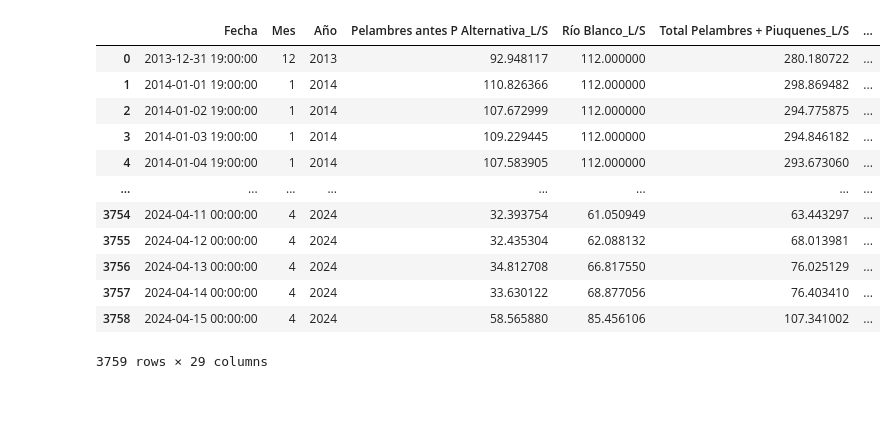
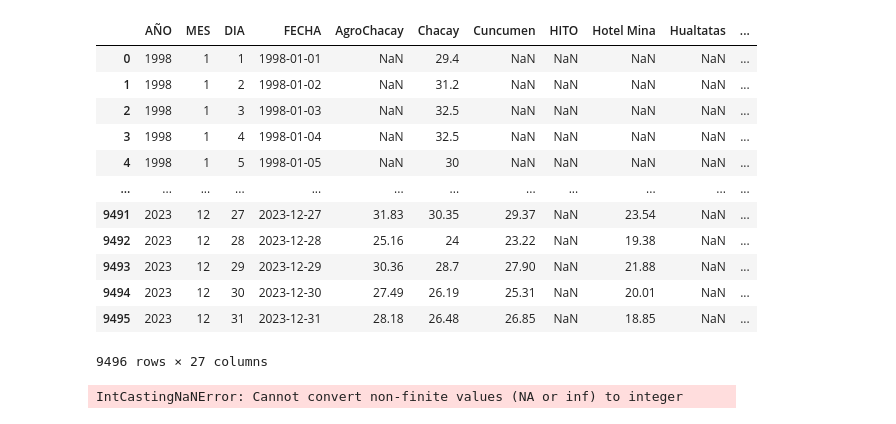
Before and after one commit to franciscoalejandro898/Tecnolog-a_Flow, a Jupyter notebook: Compilado_mlp/HG_mlp.ipynb, the cells around one changed output. Drawn from its saved outputs; the diff is of its cells as text; code cells hidden in the pictures.

```diff
--- a/Compilado_mlp/HG_mlp.ipynb
+++ b/Compilado_mlp/HG_mlp.ipynb
@@ -2,26 +2,31 @@
 import pandas as pd
 # %%
 # Leer archivo excel por ruta
-ruta = r"G:\.shortcut-targets-by-id\1ugEph6zRyoKHbwpiYuXbB3Pj0UXueIKJ\09. Contrato CS115 EIA 2024\03.WIP\02.Hidrología\01 Linea Base\02 Variables 2024\Caudales\2024\Analisis Devolución a Comunidad 2014-2023_JI_OK.xlsx"
-df = pd.read_excel(ruta, sheet_name="Diario", header=7)
+ruta = r"G:\.shortcut-targets-by-id\1ugEph6zRyoKHbwpiYuXbB3Pj0UXueIKJ\09. Contrato CS115 EIA 2024\03.WIP\02.Hidrología\01 Linea Base\02 Variables 2024\Temperatura\Gradientes_Text_Relleno_2003-2024_CIGF_HT_2.xlsx"
+df = pd.read_excel(ruta, sheet_name="T max", header=1, usecols="A:AA", nrows=9496)
 # %%
 #borrar Fecha.1
-df = df.drop(columns=['Fecha.1'])
+# df = df.drop(columns=['Fecha.1'])
 df
 # %% [output]
-|  | Fecha | Mes | Año | Pelambres antes P Alternativa_L/S | Río Blanco_L/S | Total Pelambres + Piuquenes_L/S | ... |
-| 0 | 2013-12-31 19:00:00 | 12 | 2013 | 92.948117 | 112.000000 | 280.180722 | ... |
-| 1 | 2014-01-01 19:00:00 | 1 | 2014 | 110.826366 | 112.000000 | 298.869482 | ... |
-| 2 | 2014-01-02 19:00:00 | 1 | 2014 | 107.672999 | 112.000000 | 294.775875 | ... |
-| 3 | 2014-01-03 19:00:00 | 1 | 2014 | 109.229445 | 112.000000 | 294.846182 | ... |
-| 4 | 2014-01-04 19:00:00 | 1 | 2014 | 107.583905 | 112.000000 | 293.673060 | ... |
-| ... | ... | ... | ... | ... | ... | ... | ... |
-| 3754 | 2024-04-11 00:00:00 | 4 | 2024 | 32.393754 | 61.050949 | 63.443297 | ... |
-| 3755 | 2024-04-12 00:00:00 | 4 | 2024 | 32.435304 | 62.088132 | 68.013981 | ... |
-| 3756 | 2024-04-13 00:00:00 | 4 | 2024 | 34.812708 | 66.817550 | 76.025129 | ... |
-| 3757 | 2024-04-14 00:00:00 | 4 | 2024 | 33.630122 | 68.877056 | 76.403410 | ... |
-| 3758 | 2024-04-15 00:00:00 | 4 | 2024 | 58.565880 | 85.456106 | 107.341002 | ... |
+|  | AÑO | MES | DIA | FECHA | AgroChacay | Chacay | Cuncumen | HITO | Hotel Mina | Hualtatas | ... |
+| 0 | 1998 | 1 | 1 | 1998-01-01 | NaN | 29.4 | NaN | NaN | NaN | NaN | ... |
+| 1 | 1998 | 1 | 2 | 1998-01-02 | NaN | 31.2 | NaN | NaN | NaN | NaN | ... |
+| 2 | 1998 | 1 | 3 | 1998-01-03 | NaN | 32.5 | NaN | NaN | NaN | NaN | ... |
+| 3 | 1998 | 1 | 4 | 1998-01-04 | NaN | 32.5 | NaN | NaN | NaN | NaN | ... |
+| 4 | 1998 | 1 | 5 | 1998-01-05 | NaN | 30 | NaN | NaN | NaN | NaN | ... |
+| ... | ... | ... | ... | ... | ... | ... | ... | ... | ... | ... | ... |
+| 9491 | 2023 | 12 | 27 | 2023-12-27 | 31.83 | 30.35 | 29.37 | NaN | 23.54 | NaN | ... |
+| 9492 | 2023 | 12 | 28 | 2023-12-28 | 25.16 | 24 | 23.22 | NaN | 19.38 | NaN | ... |
+| 9493 | 2023 | 12 | 29 | 2023-12-29 | 30.36 | 28.7 | 27.90 | NaN | 21.88 | NaN | ... |
+| 9494 | 2023 | 12 | 30 | 2023-12-30 | 27.49 | 26.19 | 25.31 | NaN | 20.01 | NaN | ... |
+| 9495 | 2023 | 12 | 31 | 2023-12-31 | 28.18 | 26.48 | 26.85 | NaN | 18.85 | NaN | ... |
-3759 rows × 29 columns
+9496 rows × 27 columns
+# %%
+df['MES'] = df['MES'].astype(int)
+df['DIA'] = df['DIA'].astype(int)
+# %% [output]
+IntCastingNaNError: Cannot convert non-finite values (NA or inf) to integer
 # %%
 columnas_a_conservar = ['MES', 'AÑO', 'Fecha', 'Vivero (Agrochacay)', 'Hotel Mina', 'Booster',
                         'Camisas', 'Ex Inia', 'Mauro', 'Caimanes', 'Agro Chungo',
```
Also changed, not shown: parts of 14 cells of this notebook, 11 other files.
